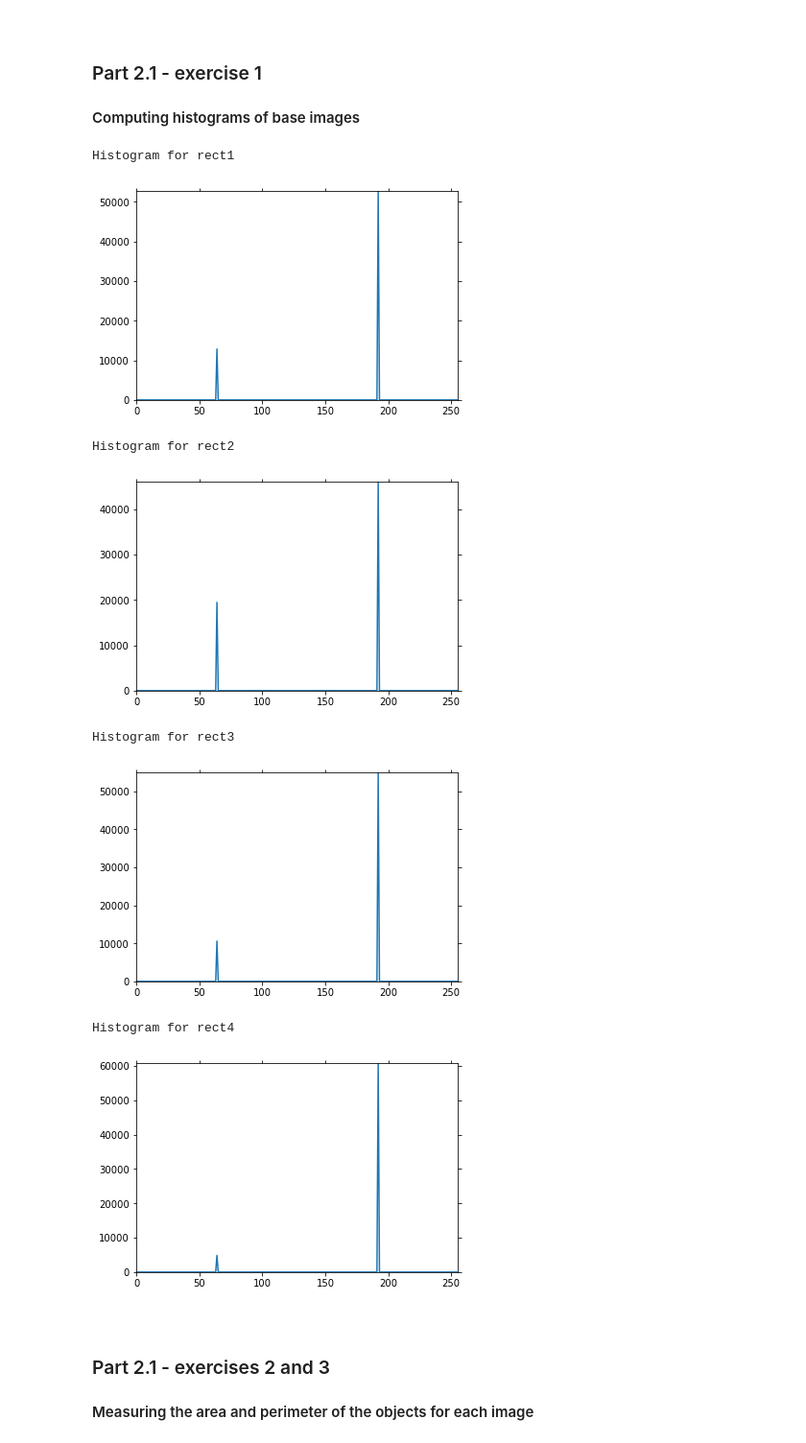
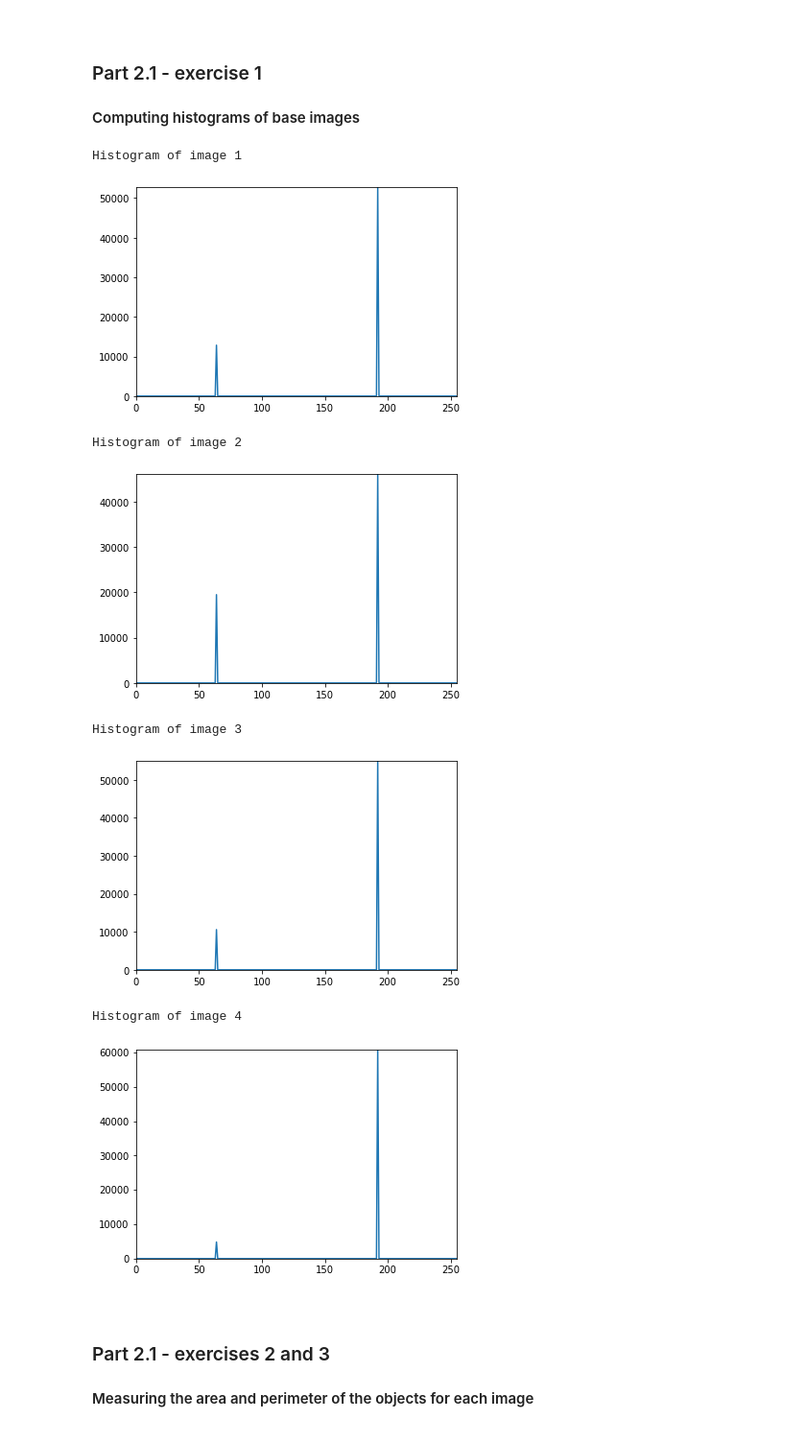
Before and after one commit to eleonoraieronimaki/image_analysis_assignment_2, a Jupyter notebook: assignment2.ipynb, the cells around one changed output. Shown at 96% size. Cells and saved outputs as stored; diff of their text form; code cells hidden in the pictures.

```diff
--- a/assignment2.ipynb
+++ b/assignment2.ipynb
@@ -6,26 +55,23 @@ import matplotlib.pyplot as plt
 <br/>
 <h3>Part 2.1 - exercise 1 </h3>
 <h4>Computing histograms of base images</h4>
-# %%
-rects = ['rect1', 'rect2', 'rect3', 'rect4'] # used for names
-rect_data = []  # keeps the dip image objects
-for rect in rects:
-    rect1 = dip.ImageReadTIFF(f"data/{rect}.tif")
-    rect_data.append(rect1)
-
-    # create and plot histograms
-    hist1 = dip.Histogram(rect1)
-    print(f"Histogram for {rect}")
-    hist1.Show()
-# %% [output]
-Histogram for rect1
-[figure, removed]
-Histogram for rect2
-[figure, removed]
-Histogram for rect3
-[figure, removed]
-Histogram for rect4
-[figure, removed]
+# %%
+i = 1
+for rect in rect_data:
+    # create and plot histograms
+    print(f"Histogram of image {i}")
+    i += 1
+    hist = dip.Histogram(rect)
+    hist.Show()
+# %% [output]
+Histogram of image 1
+[figure, added]
+Histogram of image 2
+[figure, added]
+Histogram of image 3
+[figure, added]
+Histogram of image 4
+[figure, added]
 # %% [markdown]
 <br/>
 <h3>Part 2.1 - exercises 2 and 3</h3>
```
Also changed, not shown: parts of 22 cells of this notebook.
